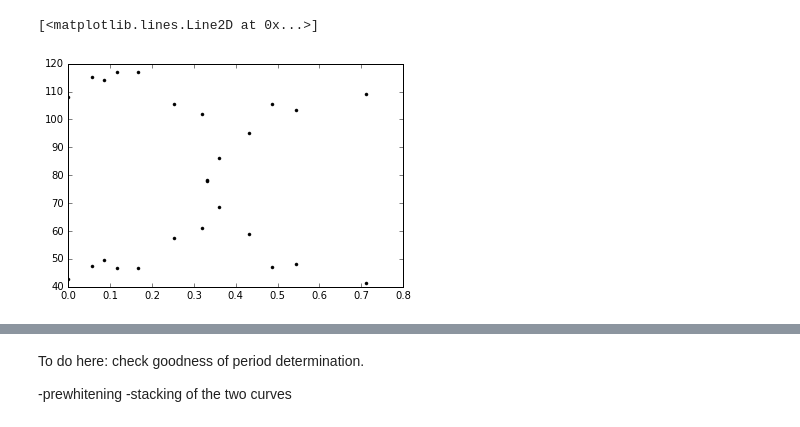
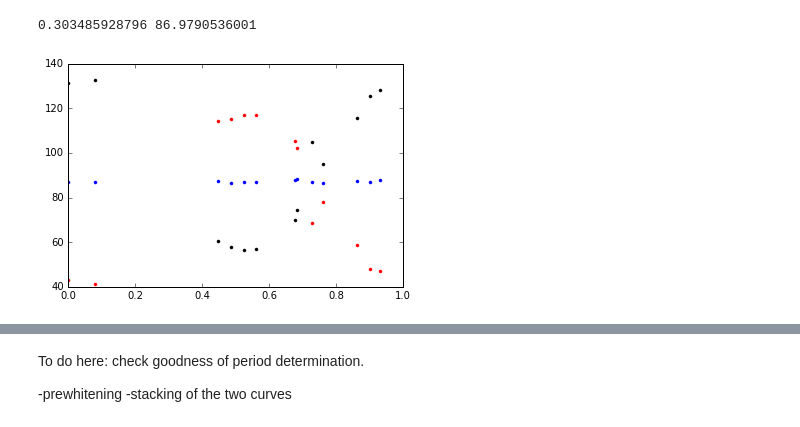
Before and after one commit to jacob-i-skinner/Orbit-Fitting, a Jupyter notebook: Periodogrammer.ipynb, the cells around one changed output, grey strips where cells are left out. Cells and saved outputs as stored; diff of their text form; code cells hidden in the pictures.

```diff
--- a/Periodogrammer.ipynb
+++ b/Periodogrammer.ipynb
@@ -66,9 +66,12 @@ plt.savefig('2M06115599+4205070 periodogram.pdf')
-# %%
-plt.plot(phases(maxima[0], 0, JDp), RVp, 'k.')
-plt.plot(phases(maxima[0], 0, JDs), RVs, 'k.')
-# %% [output]
-[<matplotlib.lines.Line2D at 0x...>]
-[figure, removed]
+# %%
+plt.plot(phases(maxima[0], 0, JDp), np.asarray(RVp)/0.821409044763, 'k.')
+plt.plot(phases(maxima[0], 0, JDs), RVs, 'r.')
+plt.plot(phases(maxima[0], 0, JDs), (np.asarray(RVs)+np.asarray(RVp)/0.821409044763)/2, '.')
+m,b = np.polyfit(phases(maxima[0], 0, JDs), (np.asarray(RVs)+np.asarray(RVp)/0.821409044763)/2, 1)
+print(m, b)
+# %% [output]
+0.303485928796 86.9790536001
+[figure, added]
 # %%
 #Code for finding local maxima
 
```
Also changed, not shown: parts of 3 cells of this notebook, 2 other files.
